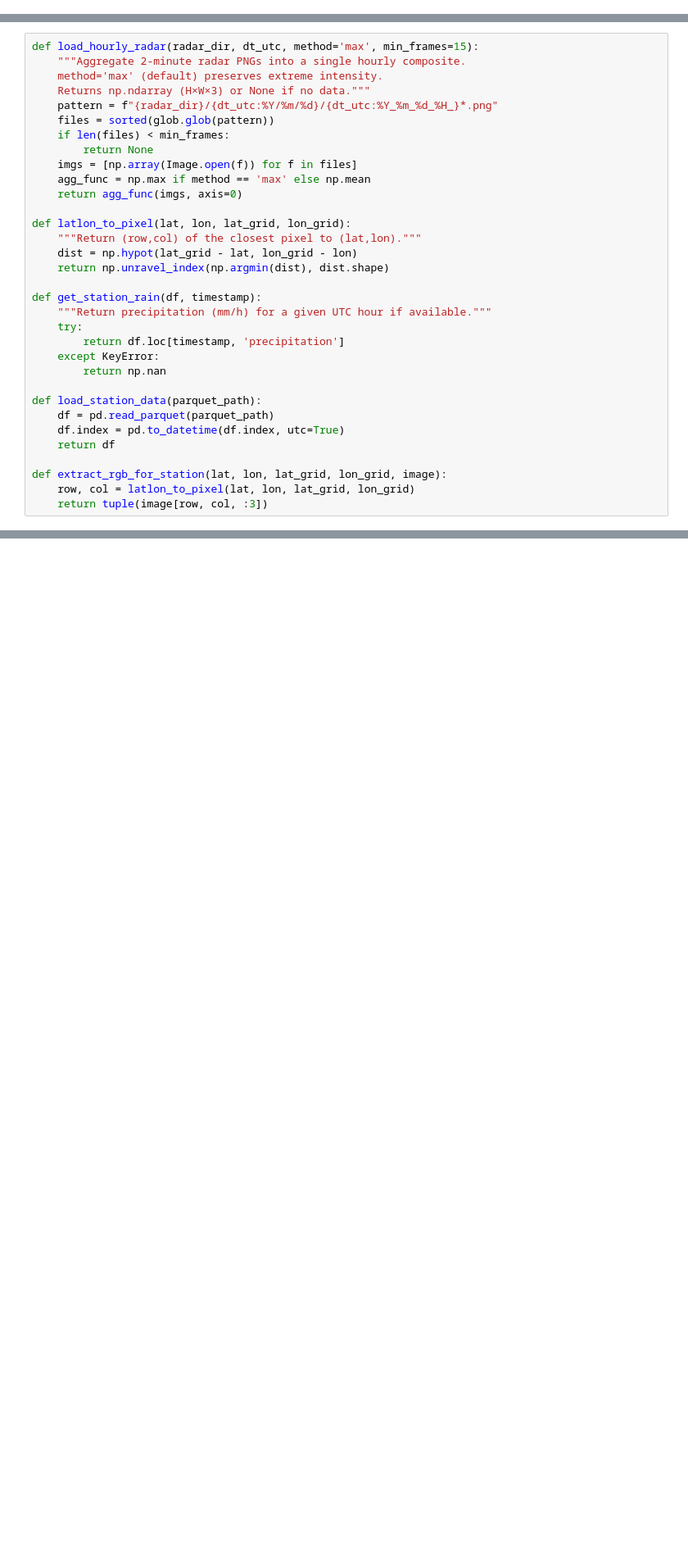
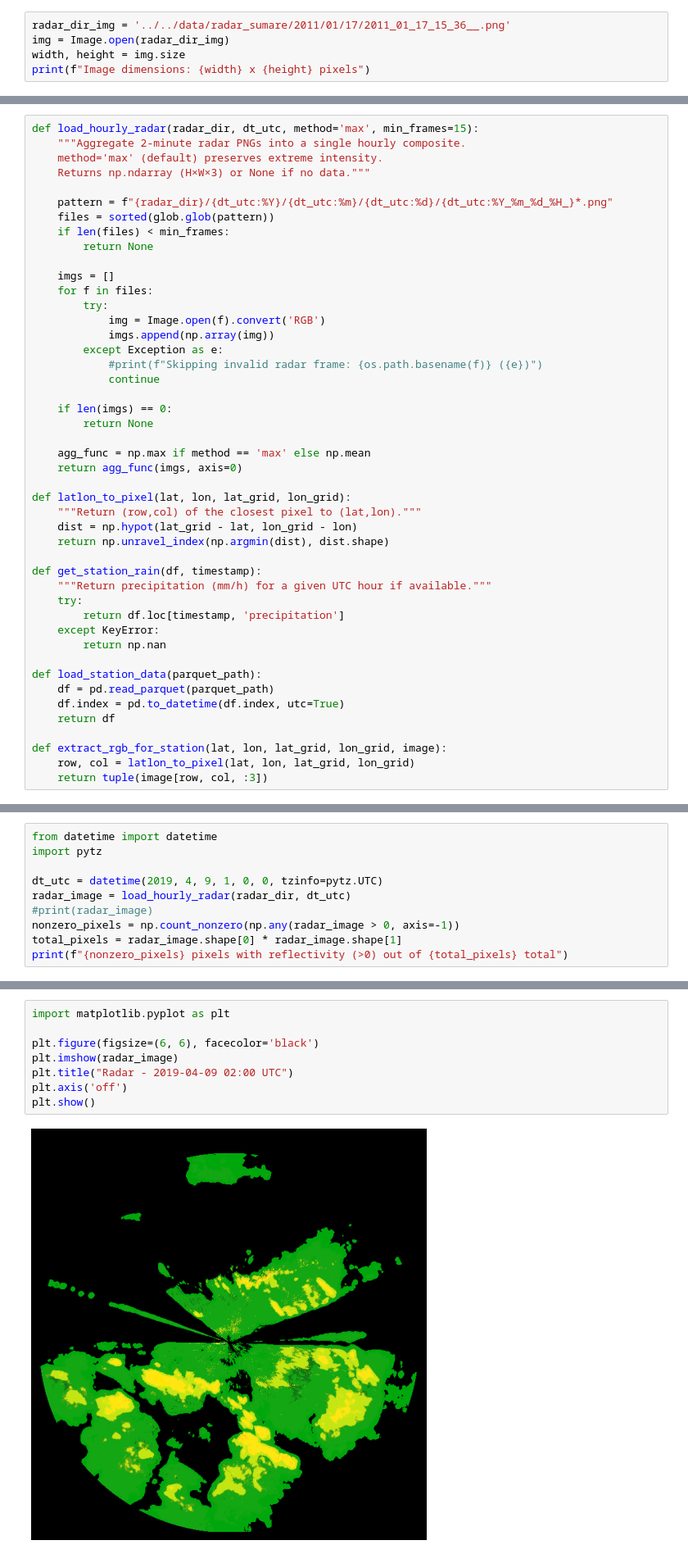
Before and after one commit to AILAB-CEFET-RJ/atmoseer, a Jupyter notebook: notebooks/sumare_radar/RGB_Rainfall_Calibration.ipynb, the cells around one changed output, grey strips where cells are left out. Shown at 82% size. Drawn from its saved outputs; the diff is of its cells as text; blank space fills up the shorter version.

```diff
--- a/notebooks/sumare_radar/RGB_Rainfall_Calibration.ipynb
+++ b/notebooks/sumare_radar/RGB_Rainfall_Calibration.ipynb
@@ -59,0 +62,5 @@ STATION_INTERVAL_H = 1
+# %%
+radar_dir_img = '../../data/radar_sumare/2011/01/17/2011_01_17_15_36__.png'
+img = Image.open(radar_dir_img)
+width, height = img.size
+print(f"Image dimensions: {width} x {height} pixels")
@@ -64,11 +110,24 @@ def load_hourly_radar(radar_dir, dt_utc, method='max', min_frames=15):
     """Aggregate 2‑minute radar PNGs into a single hourly composite.
     method='max' (default) preserves extreme intensity.
     Returns np.ndarray (H×W×3) or None if no data."""
-    pattern = f"{radar_dir}/{dt_utc:%Y/%m/%d}/{dt_utc:%Y_%m_%d_%H_}*.png"
+
+    pattern = f"{radar_dir}/{dt_utc:%Y}/{dt_utc:%m}/{dt_utc:%d}/{dt_utc:%Y_%m_%d_%H_}*.png"
     files = sorted(glob.glob(pattern))
     if len(files) < min_frames:
         return None
-    imgs = [np.array(Image.open(f)) for f in files]
+
+    imgs = []
+    for f in files:
+        try:
+            img = Image.open(f).convert('RGB')
+            imgs.append(np.array(img))
+        except Exception as e:
+            #print(f"Skipping invalid radar frame: {os.path.basename(f)} ({e})")
+            continue
+
+    if len(imgs) == 0:
+        return None
+
     agg_func = np.max if method == 'max' else np.mean
     return agg_func(imgs, axis=0)
 
@@ -94,0 +244,10 @@ def extract_rgb_for_station(lat, lon, lat_grid, lon_grid, image):
+# %%
+from datetime import datetime
+import pytz
+
+dt_utc = datetime(2019, 4, 9, 1, 0, 0, tzinfo=pytz.UTC)
+radar_image = load_hourly_radar(radar_dir, dt_utc)
+#print(radar_image)
+nonzero_pixels = np.count_nonzero(np.any(radar_image > 0, axis=-1))
+total_pixels = radar_image.shape[0] * radar_image.shape[1]
+print(f"{nonzero_pixels} pixels with reflectivity (>0) out of {total_pixels} total")
@@ -94,0 +256,10 @@ def extract_rgb_for_station(lat, lon, lat_grid, lon_grid, image):
+# %%
+import matplotlib.pyplot as plt
+
+plt.figure(figsize=(6, 6), facecolor='black')
+plt.imshow(radar_image)
+plt.title("Radar - 2019-04-09 02:00 UTC")
+plt.axis('off')
+plt.show()
+# %% [output]
+[figure, added]
```
Also changed, not shown: parts of 30 cells of this notebook.
